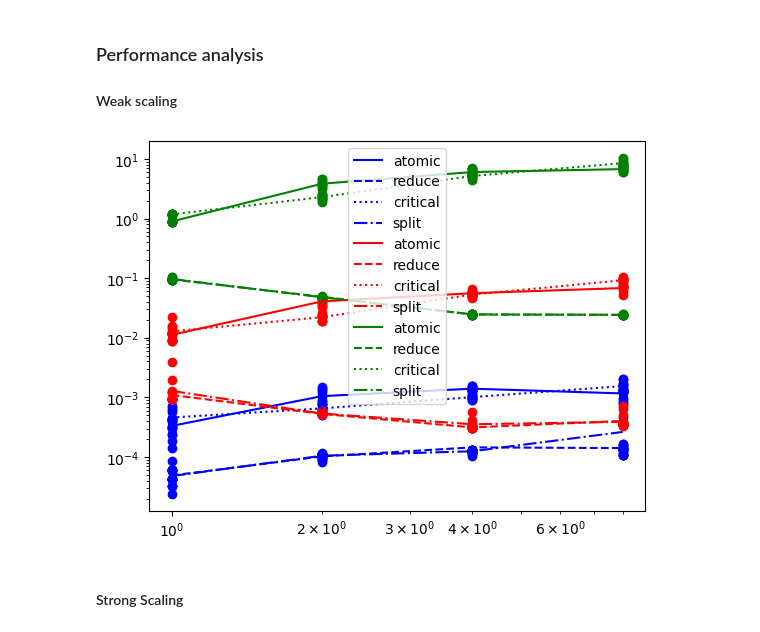
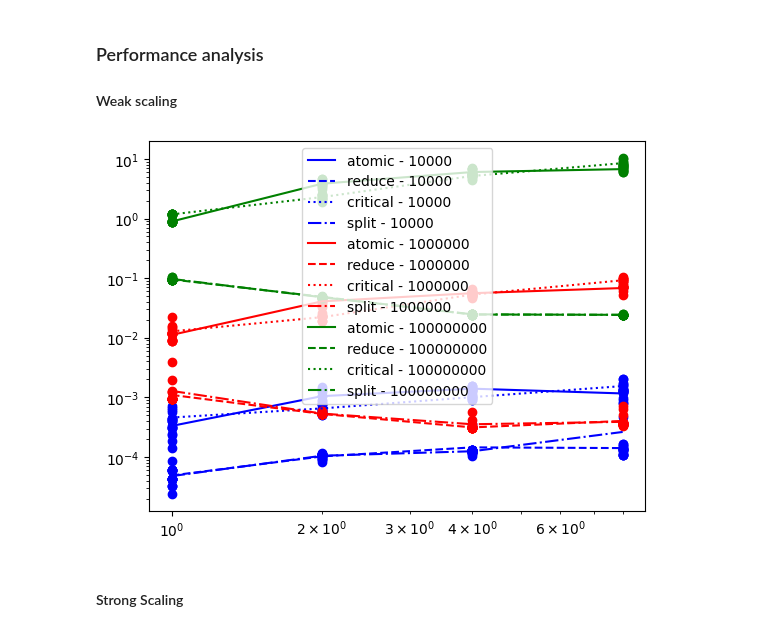
Before and after one commit to Hugo91160/OT5, a Jupyter notebook: openmp_tp.ipynb, the cells around one changed output. Cells and saved outputs as stored; diff of their text form; code cells hidden in the pictures.

```diff
--- a/openmp_tp.ipynb
+++ b/openmp_tp.ipynb
@@ -68,36 +68,35 @@ from numpy import genfromtxt
 import pandas as pd
 
 import warnings
 warnings.filterwarnings('ignore')
 
 df = pd.read_csv('pi_stats.csv',header=None,names=['version','nbcore','num_steps','runtime'],dtype={
                      'version': str,
                      'nbcore': int,
                      'num_steps' : int,
                      'runtime' : float
                  })
 
 color_num_steps = {10000 : "blue", 1000000 : "red", 100000000 : "green"}
 linestyle_version = {"atomic" : "solid", "reduce" : "dashed", "critical" : "dotted", "split" : "dashdot"}
 
 for num_steps in color_num_steps:
     for version in linestyle_version:
 
         df_plot = df[(df['num_steps'] == num_steps) & (df['version'] == version)]
         mean_stats = df_plot.groupby(['num_steps','version','nbcore']).mean().reset_index()
 
-        plt.plot(mean_stats['nbcore'], mean_stats['runtime'],linestyle=linestyle_version[version],color=color_num_steps[num_steps], label=version)
+        plt.plot(mean_stats['nbcore'], mean_stats['runtime'],linestyle=linestyle_version[version],color=color_num_steps[num_steps], label=version+" - "+str(num_steps))
         plt.yscale('log')
         plt.xscale('log')
         plt.scatter(df_plot['nbcore'], df_plot['runtime'],color=color_num_steps[num_steps])
 
 
 
-# TODO : make the legend correctly
 plt.legend()
 plt.show()
 # %% [output]
-[figure, old version]
+[figure, new version]
 # %% [markdown]
 #### Strong Scaling
 # %%
```
Also changed, not shown: parts of 1 cell of this notebook.
